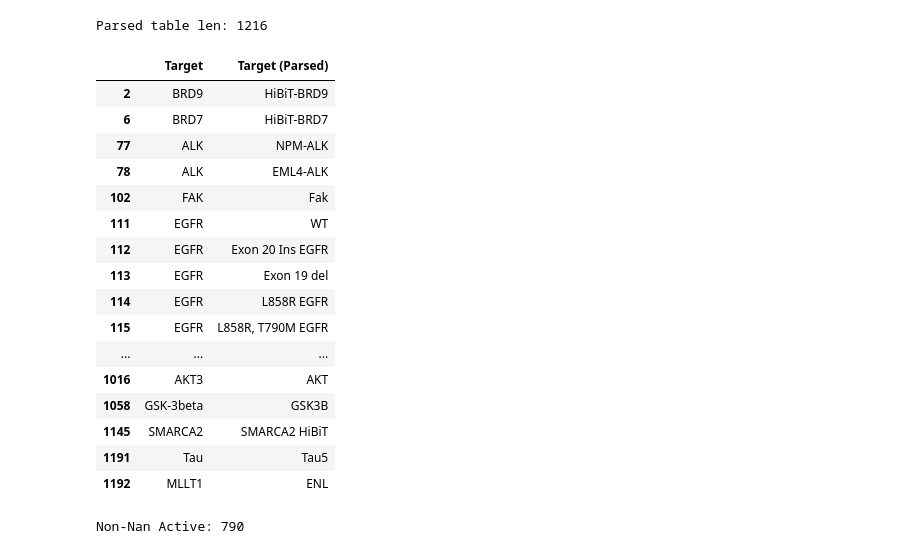
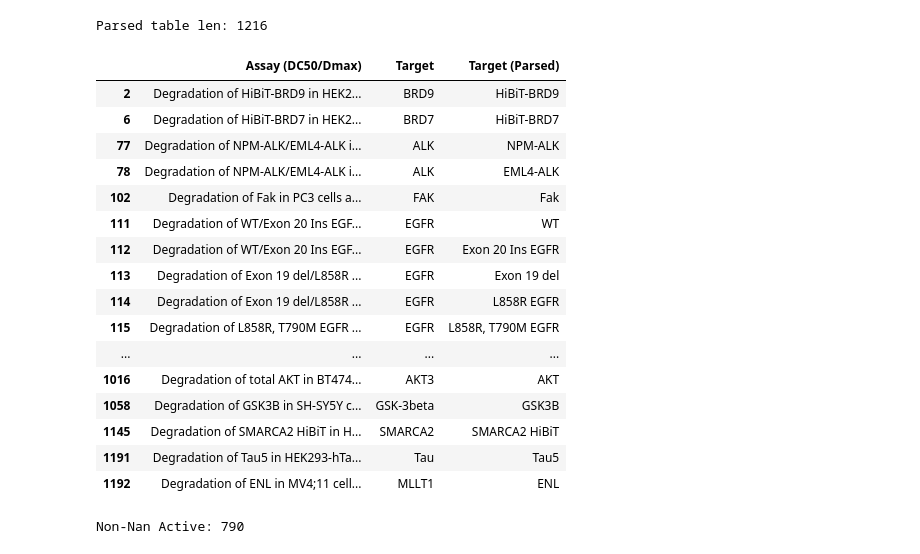
Before and after one commit to ribesstefano/PROTAC-Degradation-Predictor, a Jupyter notebook: notebooks/data_curation.ipynb, the cells around one changed output. Cells and saved outputs as stored; diff of their text form; code cells hidden in the pictures.

```diff
--- a/notebooks/data_curation.ipynb
+++ b/notebooks/data_curation.ipynb
@@ -230,7 +230,7 @@ print(split_clean_str('1.0~3/3.14', return_floats=True))
 [96.0, 73.0]
 [1.0, 3.14]
 # %%
-def is_active(DC50: float, Dmax: float) -> bool:
+def is_active(DC50: float, Dmax: float, oring=False) -> bool:
     """ Check if a PROTAC is active based on DC50 and Dmax.
     Args:
         DC50(float): DC50 in nM
@@ -246,10 +246,18 @@ def is_active(DC50: float, Dmax: float) -> bool:
     if pd.notnull(Dmax):
         if Dmax < 0.8:
             return False
-    if pd.notnull(pDC50) and pd.notnull(Dmax):
-        return True if pDC50 >= 7.0 and Dmax >= 0.8 else False
+    if oring:
+        if pd.notnull(pDC50):
+            return True if pDC50 >= 7.0 else False
+        elif pd.notnull(Dmax):
+            return True if Dmax >= 0.8 else False
+        else:
+            return np.nan
     else:
-        return np.nan
+        if pd.notnull(pDC50) and pd.notnull(Dmax):
+            return True if pDC50 >= 7.0 and Dmax >= 0.8 else False
+        else:
+            return np.nan
 
 
 print(is_active(20, 80))
@@ -820,25 +828,25 @@ print(f'Parsed table len: {len(parsed_table)}')
 Parsed table len: 1216
 # %%
 parsed_table[parsed_table['Target'] !=
-             parsed_table['Target (Parsed)']][['Target', 'Target (Parsed)']].drop_duplicates()
+             parsed_table['Target (Parsed)']][['Assay (DC50/Dmax)', 'Target', 'Target (Parsed)']].drop_duplicates()
 # %% [output]
-|  | Target | Target (Parsed) |
-| 2 | BRD9 | HiBiT-BRD9 |
-| 6 | BRD7 | HiBiT-BRD7 |
-| 77 | ALK | NPM-ALK |
-| 78 | ALK | EML4-ALK |
-| 102 | FAK | Fak |
-| 111 | EGFR | WT |
-| 112 | EGFR | Exon 20 Ins EGFR |
-| 113 | EGFR | Exon 19 del |
-| 114 | EGFR | L858R EGFR |
-| 115 | EGFR | L858R, T790M EGFR |
-| ... | ... | ... |
-| 1016 | AKT3 | AKT |
-| 1058 | GSK-3beta | GSK3B |
-| 1145 | SMARCA2 | SMARCA2 HiBiT |
-| 1191 | Tau | Tau5 |
-| 1192 | MLLT1 | ENL |
+|  | Assay (DC50/Dmax) | Target | Target (Parsed) |
+| 2 | Degradation of HiBiT-BRD9 in HEK2... | BRD9 | HiBiT-BRD9 |
+| 6 | Degradation of HiBiT-BRD7 in HEK2... | BRD7 | HiBiT-BRD7 |
+| 77 | Degradation of NPM-ALK/EML4-ALK i... | ALK | NPM-ALK |
+| 78 | Degradation of NPM-ALK/EML4-ALK i... | ALK | EML4-ALK |
+| 102 | Degradation of Fak in PC3 cells a... | FAK | Fak |
+| 111 | Degradation of WT/Exon 20 Ins EGF... | EGFR | WT |
+| 112 | Degradation of WT/Exon 20 Ins EGF... | EGFR | Exon 20 Ins EGFR |
+| 113 | Degradation of Exon 19 del/L858R ... | EGFR | Exon 19 del |
+| 114 | Degradation of Exon 19 del/L858R ... | EGFR | L858R EGFR |
+| 115 | Degradation of L858R, T790M EGFR ... | EGFR | L858R, T790M EGFR |
+| ... | ... | ... | ... |
+| 1016 | Degradation of total AKT in BT474... | AKT3 | AKT |
+| 1058 | Degradation of GSK3B in SH-SY5Y c... | GSK-3beta | GSK3B |
+| 1145 | Degradation of SMARCA2 HiBiT in H... | SMARCA2 | SMARCA2 HiBiT |
+| 1191 | Degradation of Tau5 in HEK293-hTa... | Tau | Tau5 |
+| 1192 | Degradation of ENL in MV4;11 cell... | MLLT1 | ENL |
 # %%
 parsed_table['Active'] = parsed_table.apply(
     lambda row: is_active(row['DC50 (nM)'], row['Dmax (%)']),
```
Also changed, not shown: parts of 13 cells of this notebook, 1 other file.
